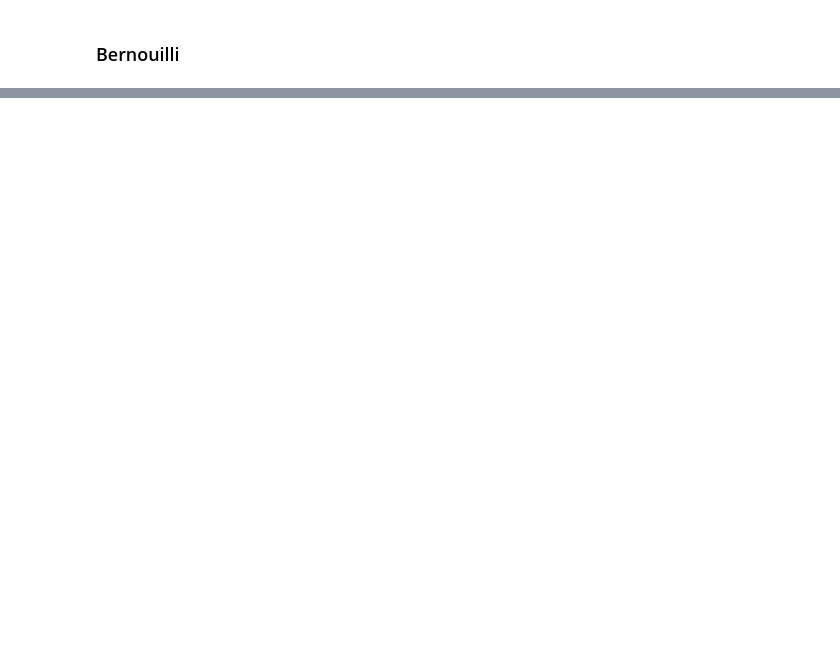
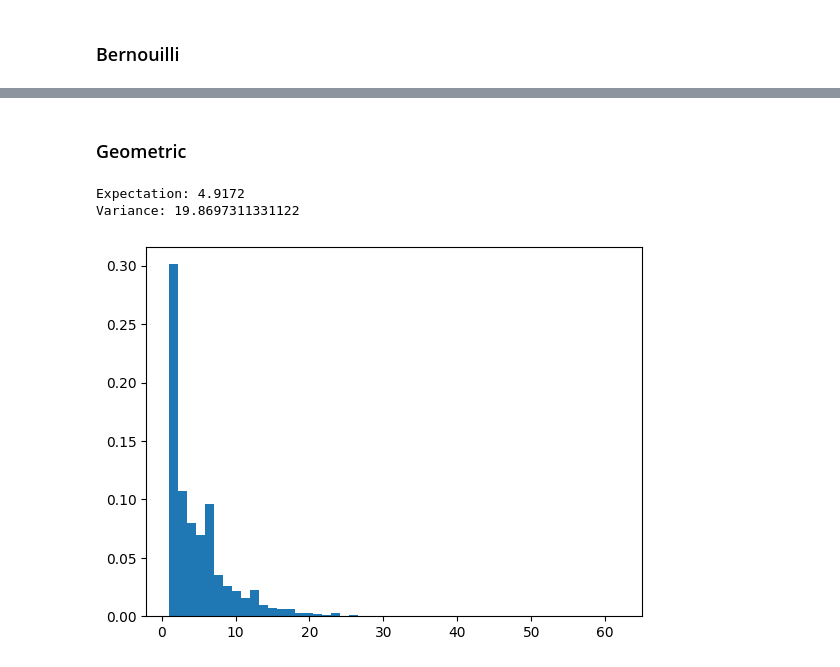
Before and after one commit to aalp75/random-generator, a Jupyter notebook: examples/discrete.ipynb, the cells around one changed output, grey strips where cells are left out. Cells and saved outputs as stored; diff of their text form; code cells hidden in the pictures; blank space fills up the shorter version.

```diff
--- a/examples/discrete.ipynb
+++ b/examples/discrete.ipynb
@@ -14,0 +43,13 @@ print(f'Variance: {variance}')
+# %% [markdown]
+### Geometric
+# %%
+sample = rng.geometric(0.2, size=10_000)
+_ = plt.hist(sample, density=True, bins=50)
+expectation = rng.expectation(sample)
+variance = rng.variance(sample)
+print(f'Expectation: {expectation}')
+print(f'Variance: {variance}')
+# %% [output]
+Expectation: 4.9172
+Variance: 19.8697311331122
+[figure, added]
```
Also changed, not shown: parts of 7 cells of this notebook, 5 other files.
